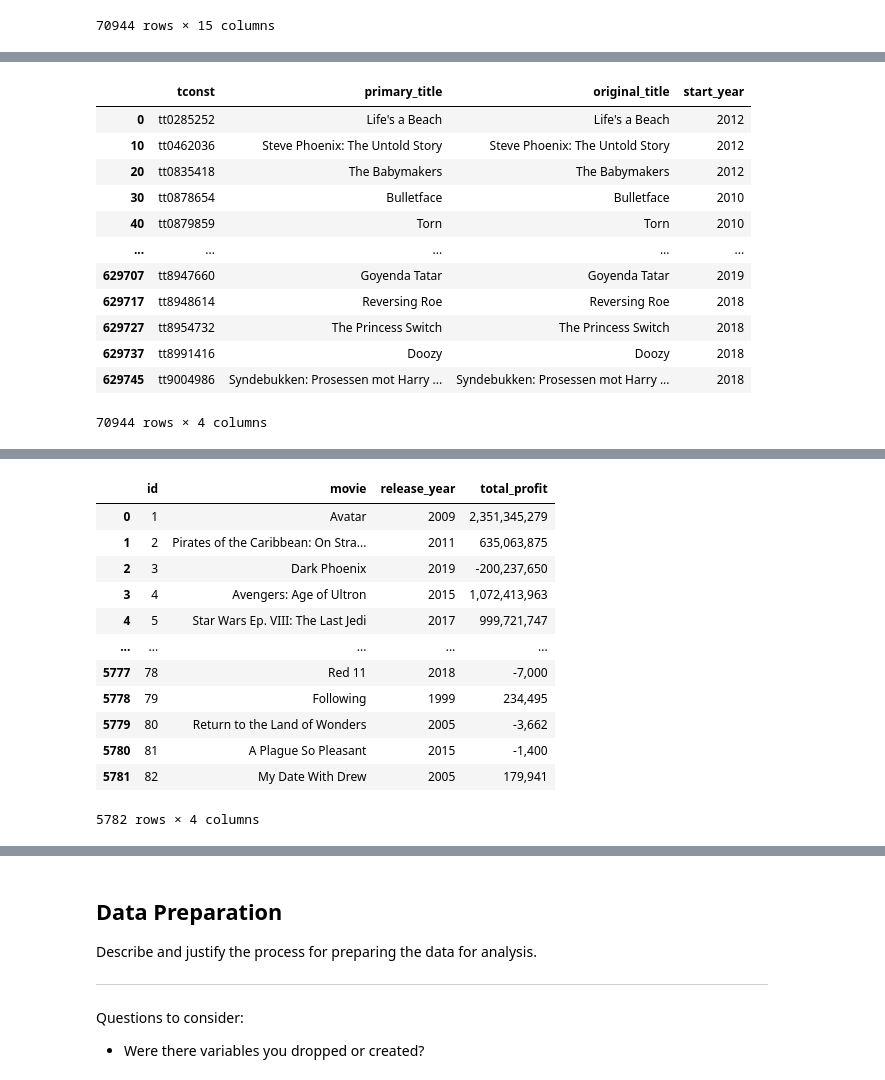
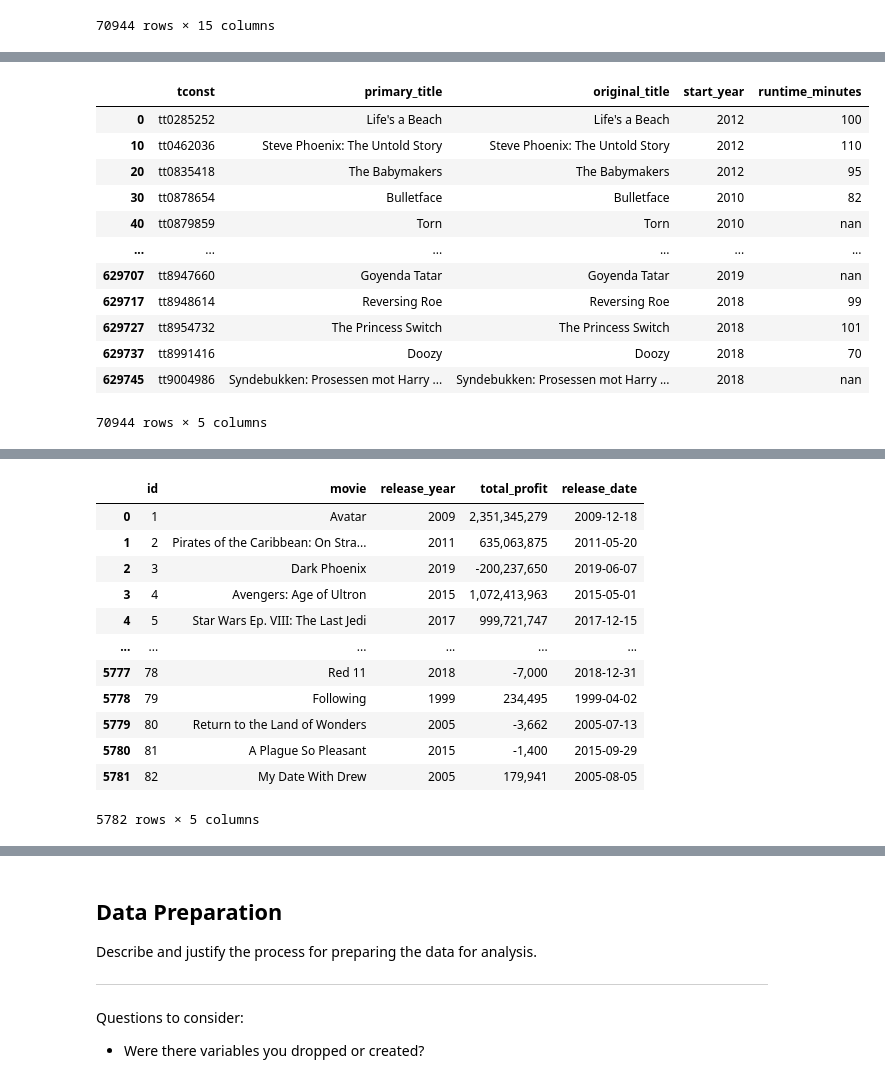
Before and after one commit to jxn628/dsc-phase-1-project, a Jupyter notebook: student.ipynb, the cells around one changed output, grey strips where cells are left out. Cells and saved outputs as stored; diff of their text form; code cells hidden in the pictures.

```diff
--- a/student.ipynb
+++ b/student.ipynb
@@ -921,22 +921,22 @@ imdb_df.head(10)
 # to prevent this, I am going to create a movie_titles dataset where I can more closely examine whether movies
 #from table9 are where they are supposed to be or not.
 # %%
-movie_title_df = imdb_df[['tconst' , 'primary_title' , 'original_title', 'start_year']]
+movie_title_df = imdb_df[['tconst' , 'primary_title' , 'original_title', 'start_year', 'runtime_minutes']]
 movie_title_df
 # %% [output]
-|  | tconst | primary_title | original_title | start_year |
-| 0 | tt0285252 | Life's a Beach | Life's a Beach | 2012 |
-| 10 | tt0462036 | Steve Phoenix: The Untold Story | Steve Phoenix: The Untold Story | 2012 |
-| 20 | tt0835418 | The Babymakers | The Babymakers | 2012 |
-| 30 | tt0878654 | Bulletface | Bulletface | 2010 |
-| 40 | tt0879859 | Torn | Torn | 2010 |
-| ... | ... | ... | ... | ... |
-| 629707 | tt8947660 | Goyenda Tatar | Goyenda Tatar | 2019 |
-| 629717 | tt8948614 | Reversing Roe | Reversing Roe | 2018 |
-| 629727 | tt8954732 | The Princess Switch | The Princess Switch | 2018 |
-| 629737 | tt8991416 | Doozy | Doozy | 2018 |
-| 629745 | tt9004986 | Syndebukken: Prosessen mot Harry ... | Syndebukken: Prosessen mot Harry ... | 2018 |
+|  | tconst | primary_title | original_title | start_year | runtime_minutes |
+| 0 | tt0285252 | Life's a Beach | Life's a Beach | 2012 | 100 |
+| 10 | tt0462036 | Steve Phoenix: The Untold Story | Steve Phoenix: The Untold Story | 2012 | 110 |
+| 20 | tt0835418 | The Babymakers | The Babymakers | 2012 | 95 |
+| 30 | tt0878654 | Bulletface | Bulletface | 2010 | 82 |
+| 40 | tt0879859 | Torn | Torn | 2010 | nan |
+| ... | ... | ... | ... | ... | ... |
+| 629707 | tt8947660 | Goyenda Tatar | Goyenda Tatar | 2019 | nan |
+| 629717 | tt8948614 | Reversing Roe | Reversing Roe | 2018 | 99 |
+| 629727 | tt8954732 | The Princess Switch | The Princess Switch | 2018 | 101 |
+| 629737 | tt8991416 | Doozy | Doozy | 2018 | 70 |
+| 629745 | tt9004986 | Syndebukken: Prosessen mot Harry ... | Syndebukken: Prosessen mot Harry ... | 2018 | nan |
-70944 rows × 4 columns
+70944 rows × 5 columns
 # %%
 table9
 # %% [output]
@@ -954,22 +954,22 @@ table9
 | 5781 | 82 | 2005-08-05 | My Date With Drew | 1,100 | 181,041 | 181,041 | 2005 | ... |
 5782 rows × 9 columns
 # %%
-table9_titles = table9[['id' , 'movie' , 'release_year', 'total_profit']]
+table9_titles = table9[['id' , 'movie' , 'release_year', 'total_profit', 'release_date']]
 table9_titles
 # %% [output]
-|  | id | movie | release_year | total_profit |
-| 0 | 1 | Avatar | 2009 | 2,351,345,279 |
-| 1 | 2 | Pirates of the Caribbean: On Stra... | 2011 | 635,063,875 |
-| 2 | 3 | Dark Phoenix | 2019 | -200,237,650 |
-| 3 | 4 | Avengers: Age of Ultron | 2015 | 1,072,413,963 |
-| 4 | 5 | Star Wars Ep. VIII: The Last Jedi | 2017 | 999,721,747 |
-| ... | ... | ... | ... | ... |
-| 5777 | 78 | Red 11 | 2018 | -7,000 |
-| 5778 | 79 | Following | 1999 | 234,495 |
-| 5779 | 80 | Return to the Land of Wonders | 2005 | -3,662 |
-| 5780 | 81 | A Plague So Pleasant | 2015 | -1,400 |
-| 5781 | 82 | My Date With Drew | 2005 | 179,941 |
+|  | id | movie | release_year | total_profit | release_date |
+| 0 | 1 | Avatar | 2009 | 2,351,345,279 | 2009-12-18 |
+| 1 | 2 | Pirates of the Caribbean: On Stra... | 2011 | 635,063,875 | 2011-05-20 |
+| 2 | 3 | Dark Phoenix | 2019 | -200,237,650 | 2019-06-07 |
+| 3 | 4 | Avengers: Age of Ultron | 2015 | 1,072,413,963 | 2015-05-01 |
+| 4 | 5 | Star Wars Ep. VIII: The Last Jedi | 2017 | 999,721,747 | 2017-12-15 |
+| ... | ... | ... | ... | ... | ... |
+| 5777 | 78 | Red 11 | 2018 | -7,000 | 2018-12-31 |
+| 5778 | 79 | Following | 1999 | 234,495 | 1999-04-02 |
+| 5779 | 80 | Return to the Land of Wonders | 2005 | -3,662 | 2005-07-13 |
+| 5780 | 81 | A Plague So Pleasant | 2015 | -1,400 | 2015-09-29 |
+| 5781 | 82 | My Date With Drew | 2005 | 179,941 | 2005-08-05 |
-5782 rows × 4 columns
+5782 rows × 5 columns
 # %%
 #doing an inner join gives me 2,369 records
 
```
Also changed, not shown: parts of 55 cells of this notebook.
